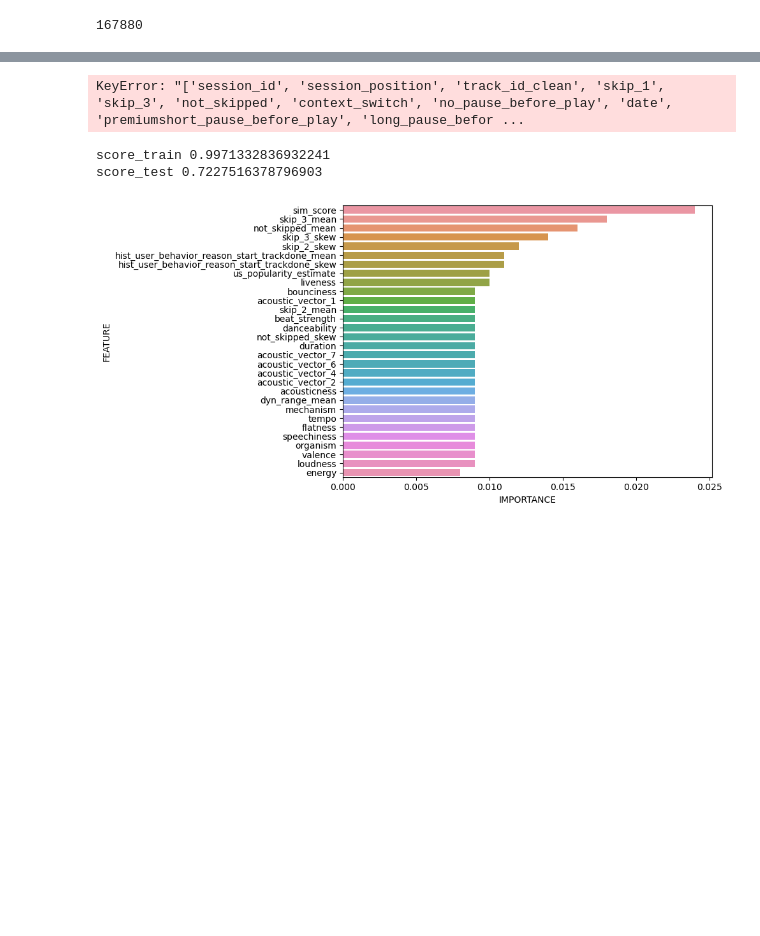
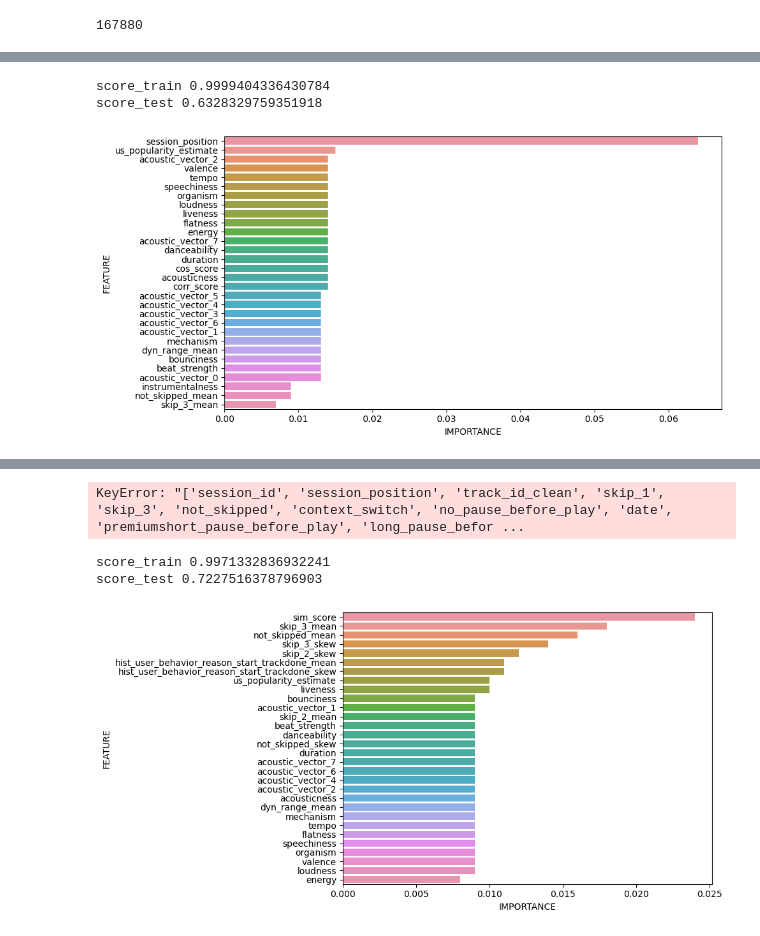
Before and after one commit to curlsloth/Capstone_Spotify-Sequential-Skip-Prediction, a Jupyter notebook: notebooks/5-2_mini_Modeling_RecommendationFiltering.ipynb, the cells around one changed output, grey strips where cells are left out. Cells and saved outputs as stored; diff of their text form; code cells hidden in the pictures; blank space fills up the shorter version.

```diff
--- a/notebooks/5-2_mini_Modeling_RecommendationFiltering.ipynb
+++ b/notebooks/5-2_mini_Modeling_RecommendationFiltering.ipynb
@@ -451,0 +523,6 @@ Index(['session_id', 'session_position', 'track_id_clean', 'skip_1', 'skip_2',
+# %%
+run_RF(df_test_pred_set3_FA, [df_test_pred_set2_FA,df_test_pred_set1_FA,df_test_pred_set4_FA], drop_cols)
+# %% [output]
+score_train 0.9999404336430784
+score_test 0.6328329759351918
+[figure, added]
```
Also changed, not shown: parts of 29 cells of this notebook, 2 other files.
